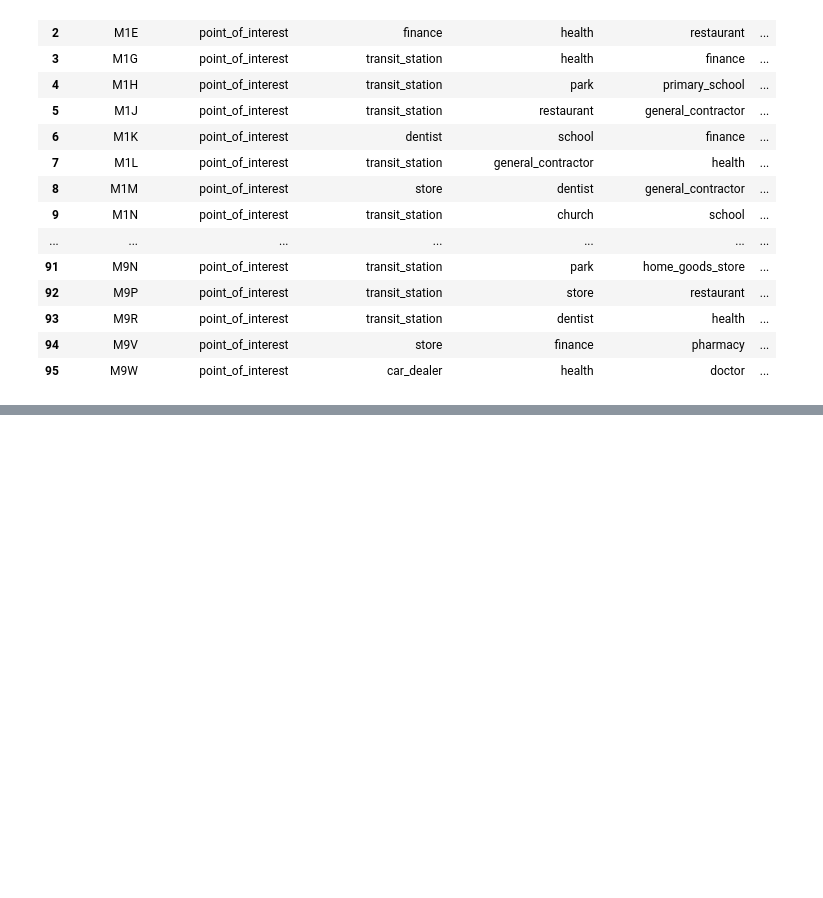
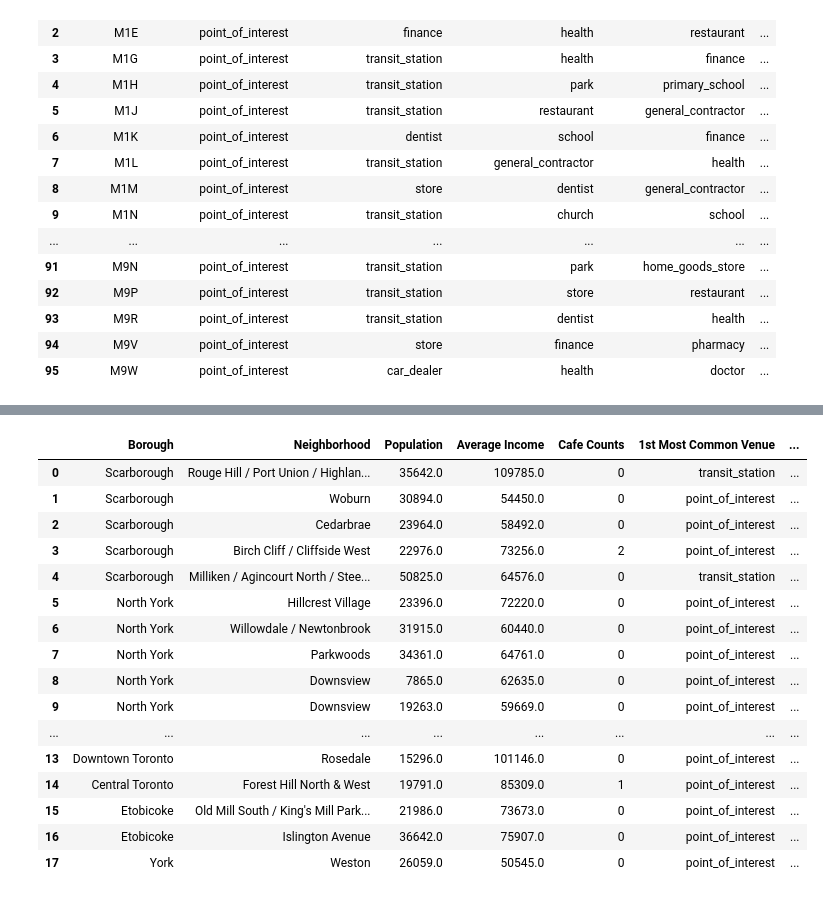
Before and after one commit to Dhruvi267/Market_segment, a Jupyter notebook: market-segmentationV3.ipynb, the cells around one changed output, grey strips where cells are left out. Saved outputs shown, nothing was run; the diff lists cells and outputs as text; code cells hidden in the pictures; blank space fills up the shorter version.

```diff
--- a/market-segmentationV3.ipynb
+++ b/market-segmentationV3.ipynb
@@ -1041,0 +1121,23 @@ district_venues_sorted
+# %%
+ClusterD = toronto_final.loc[toronto_final['Cluster Labels'] == 3, toronto_final.columns[[0] + [1] + [2] + [3] + [4] + list(range(5, toronto_final.shape[1]))]]
+ClusterD = ClusterD.drop(['Cluster Labels'], axis = 1).reset_index(drop= True)
+
+ClusterD
+# %% [output]
+|  | Borough | Neighborhood | Population | Average Income | Cafe Counts | 1st Most Common Venue | ... |
+| 0 | Scarborough | Rouge Hill / Port Union / Highlan... | 35642.0 | 109785.0 | 0 | transit_station | ... |
+| 1 | Scarborough | Woburn | 30894.0 | 54450.0 | 0 | point_of_interest | ... |
+| 2 | Scarborough | Cedarbrae | 23964.0 | 58492.0 | 0 | point_of_interest | ... |
+| 3 | Scarborough | Birch Cliff / Cliffside West | 22976.0 | 73256.0 | 2 | point_of_interest | ... |
+| 4 | Scarborough | Milliken / Agincourt North / Stee... | 50825.0 | 64576.0 | 0 | transit_station | ... |
+| 5 | North York | Hillcrest Village | 23396.0 | 72220.0 | 0 | point_of_interest | ... |
+| 6 | North York | Willowdale / Newtonbrook | 31915.0 | 60440.0 | 0 | point_of_interest | ... |
+| 7 | North York | Parkwoods | 34361.0 | 64761.0 | 0 | point_of_interest | ... |
+| 8 | North York | Downsview | 7865.0 | 62635.0 | 0 | point_of_interest | ... |
+| 9 | North York | Downsview | 19263.0 | 59669.0 | 0 | point_of_interest | ... |
+| ... | ... | ... | ... | ... | ... | ... | ... |
+| 13 | Downtown Toronto | Rosedale | 15296.0 | 101146.0 | 0 | point_of_interest | ... |
+| 14 | Central Toronto | Forest Hill North & West | 19791.0 | 85309.0 | 1 | point_of_interest | ... |
+| 15 | Etobicoke | Old Mill South / King's Mill Park... | 21986.0 | 73673.0 | 0 | point_of_interest | ... |
+| 16 | Etobicoke | Islington Avenue | 36642.0 | 75907.0 | 0 | point_of_interest | ... |
+| 17 | York | Weston | 26059.0 | 50545.0 | 0 | point_of_interest | ... |
```
Also changed, not shown: parts of 13 cells of this notebook.
